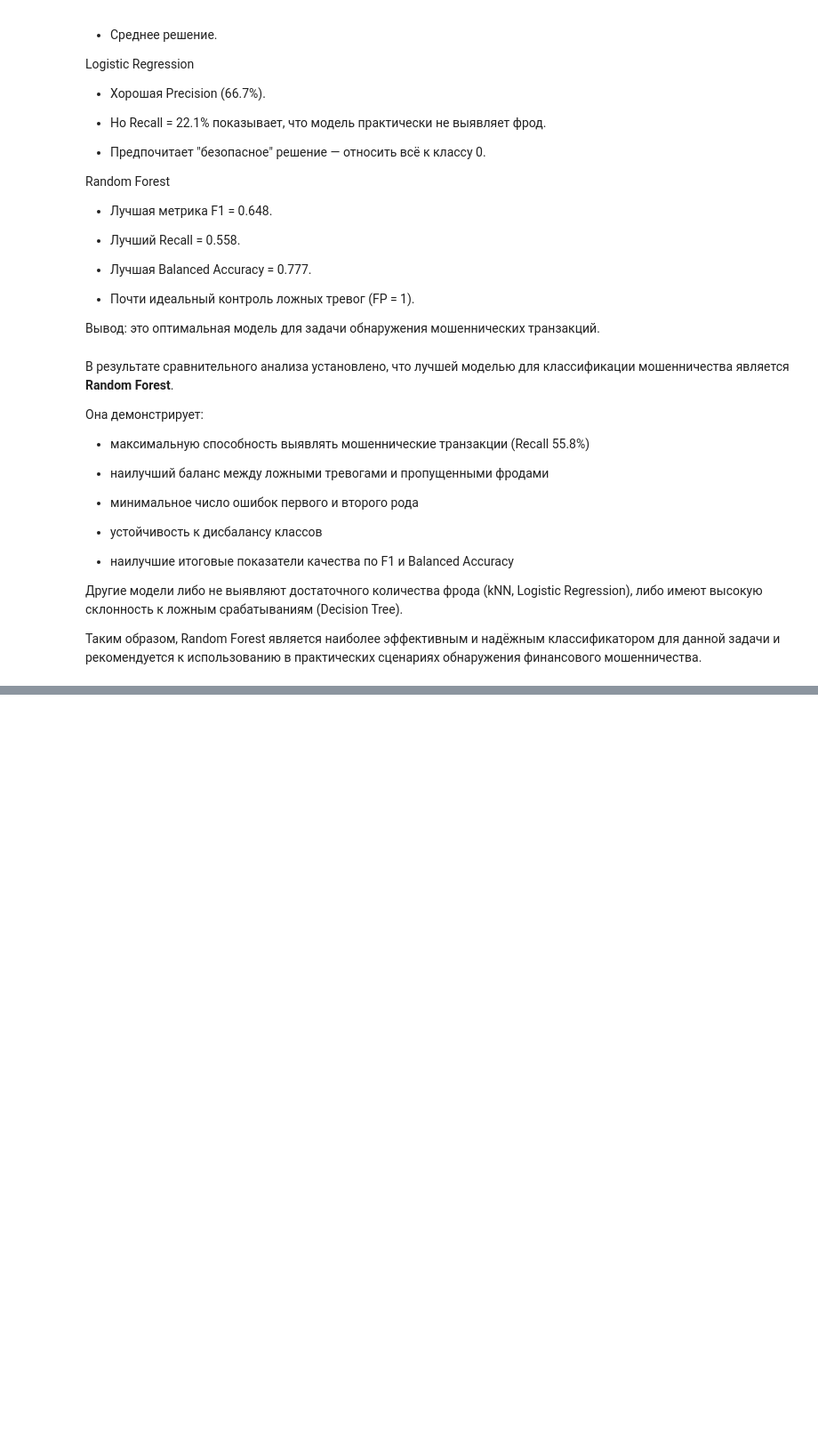
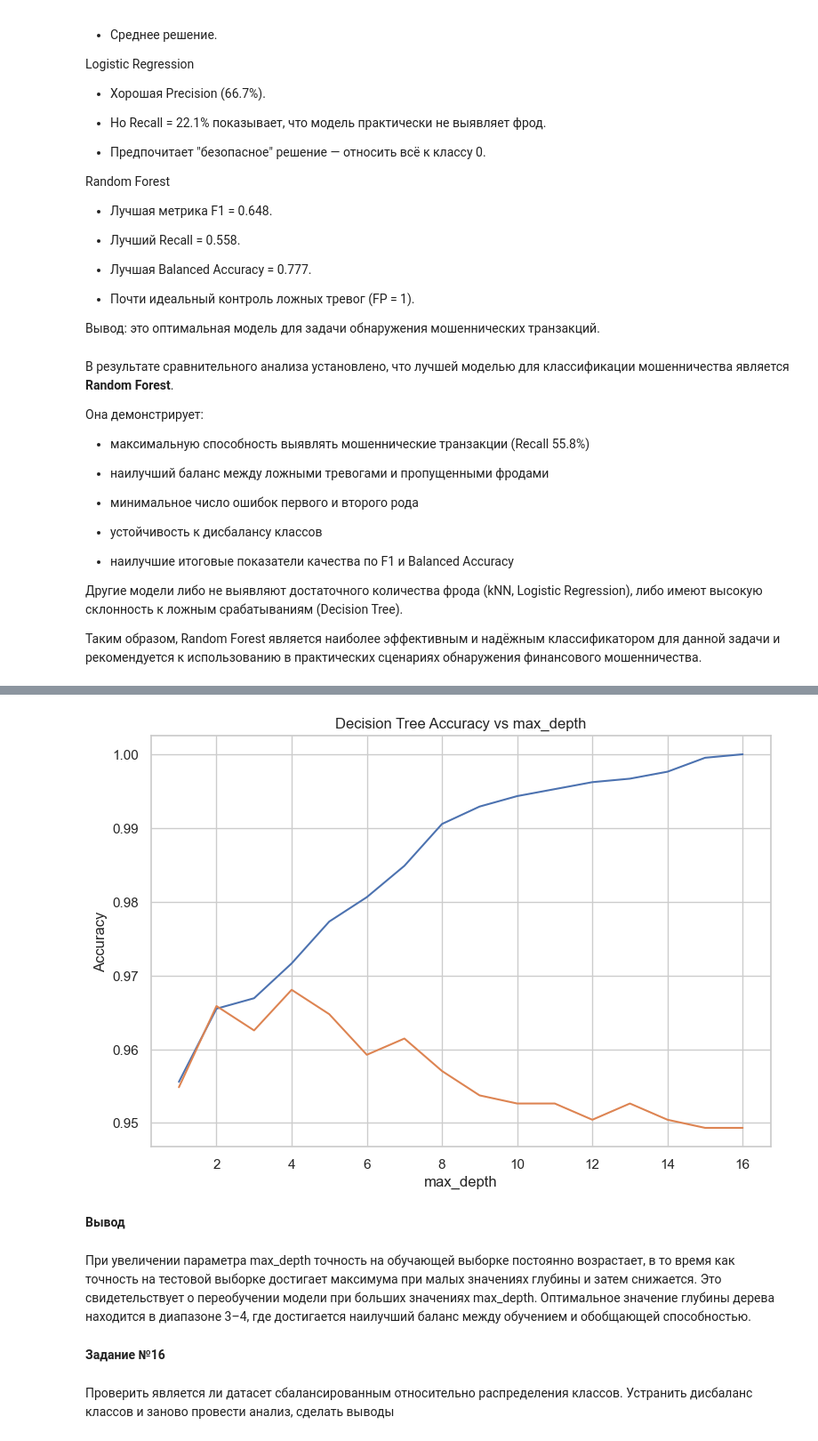
Before and after one commit to kraggg/DataAnalysis, a Jupyter notebook: ЛР_5_Бабенко_8.Ipynb, the cells around one changed output, grey strips where cells are left out. Shown at 89% size. Cells and saved outputs as stored; diff of their text form; code cells hidden in the pictures; blank space fills up the shorter version.

```diff
--- a/ЛР_5_Бабенко_8.Ipynb
+++ b/ЛР_5_Бабенко_8.Ipynb
@@ -427,0 +584,34 @@ Random Forest
+# %%
+from sklearn.tree import DecisionTreeClassifier
+from sklearn.metrics import accuracy_score
+import matplotlib.pyplot as plt
+
+depths = range(1, 17)
+train_accuracy = []
+test_accuracy = []
+
+for depth in depths:
+    model = DecisionTreeClassifier(max_depth=depth, random_state=42)
+    model.fit(X_train, y_train)
+    train_accuracy.append(accuracy_score(y_train, model.predict(X_train)))
+    test_accuracy.append(accuracy_score(y_test, model.predict(X_test)))
+
+plt.figure(figsize=(9, 6))
+plt.plot(depths, train_accuracy)
+plt.plot(depths, test_accuracy)
+plt.xlabel("max_depth")
+plt.ylabel("Accuracy")
+plt.title("Decision Tree Accuracy vs max_depth")
+plt.grid(True)
+plt.show()
+# %% [output]
+[figure, added]
+# %% [markdown]
+**Вывод**
+# %% [markdown]
+При увеличении параметра max_depth точность на обучающей выборке постоянно возрастает, в то время как точность на тестовой выборке достигает максимума при малых значениях глубины и затем снижается. Это свидетельствует о переобучении модели при больших значениях max_depth. Оптимальное значение глубины дерева находится в диапазоне 3–4, где достигается наилучший баланс между обучением и обобщающей способностью.
+# %% [markdown]
+**Задание №16**
+# %% [markdown]
+Проверить является ли датасет сбалансированным относительно распределения
+классов. Устранить дисбаланс классов и заново провести анализ, сделать выводы
```
Also changed, not shown: parts of 25 cells of this notebook.
